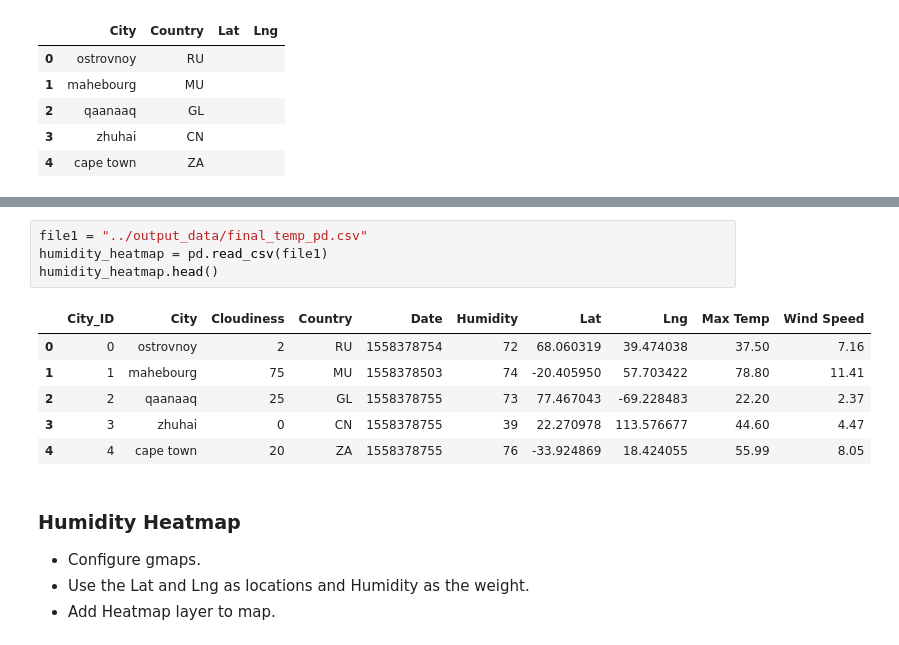
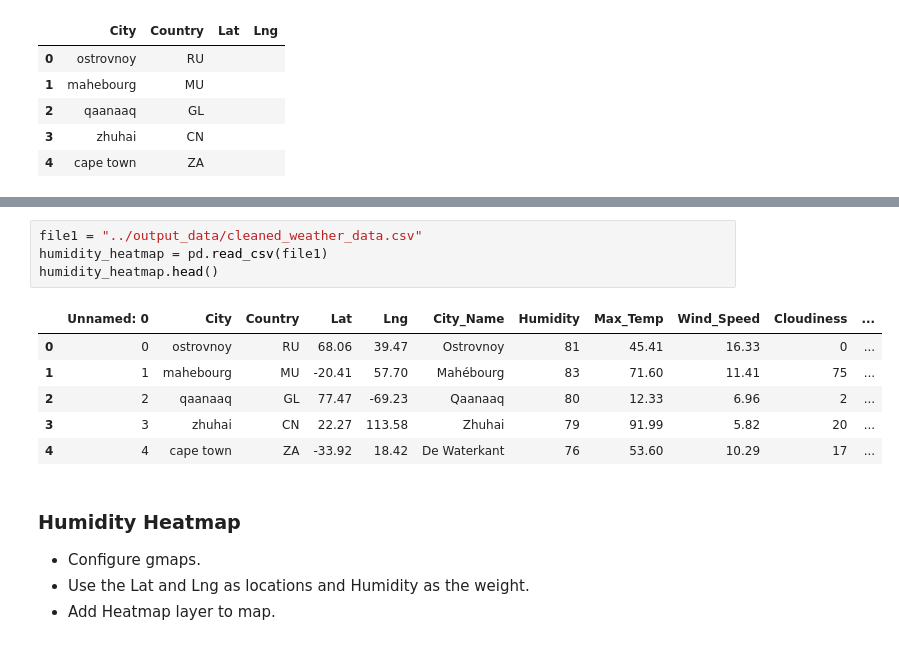
Before and after one commit to cpatterson71/python-api-challenge, a Jupyter notebook: starter_code/VacationPy.ipynb, the cells around one changed output, grey strips where cells are left out. Drawn from its saved outputs; the diff is of its cells as text.

```diff
--- a/starter_code/VacationPy.ipynb
+++ b/starter_code/VacationPy.ipynb
@@ -103,14 +97,14 @@ dtype: object
 # %%
-file1 = "../output_data/final_temp_pd.csv"
+file1 = "../output_data/cleaned_weather_data.csv"
 humidity_heatmap = pd.read_csv(file1)
 humidity_heatmap.head()
 # %% [output]
-|  | City_ID | City | Cloudiness | Country | Date | Humidity | Lat | Lng | Max Temp | Wind Speed |
-| 0 | 0 | ostrovnoy | 2 | RU | 1558378754 | 72 | 68.060319 | 39.474038 | 37.50 | 7.16 |
-| 1 | 1 | mahebourg | 75 | MU | 1558378503 | 74 | -20.405950 | 57.703422 | 78.80 | 11.41 |
-| 2 | 2 | qaanaaq | 25 | GL | 1558378755 | 73 | 77.467043 | -69.228483 | 22.20 | 2.37 |
-| 3 | 3 | zhuhai | 0 | CN | 1558378755 | 39 | 22.270978 | 113.576677 | 44.60 | 4.47 |
-| 4 | 4 | cape town | 20 | ZA | 1558378755 | 76 | -33.924869 | 18.424055 | 55.99 | 8.05 |
+|  | Unnamed: 0 | City | Country | Lat | Lng | City_Name | Humidity | Max_Temp | Wind_Speed | Cloudiness | ... |
+| 0 | 0 | ostrovnoy | RU | 68.06 | 39.47 | Ostrovnoy | 81 | 45.41 | 16.33 | 0 | ... |
+| 1 | 1 | mahebourg | MU | -20.41 | 57.70 | Mahébourg | 83 | 71.60 | 11.41 | 75 | ... |
+| 2 | 2 | qaanaaq | GL | 77.47 | -69.23 | Qaanaaq | 80 | 12.33 | 6.96 | 2 | ... |
+| 3 | 3 | zhuhai | CN | 22.27 | 113.58 | Zhuhai | 79 | 91.99 | 5.82 | 20 | ... |
+| 4 | 4 | cape town | ZA | -33.92 | 18.42 | De Waterkant | 76 | 53.60 | 10.29 | 17 | ... |
 # %% [markdown]
 ### Humidity Heatmap
 * Configure gmaps.
```
Also changed, not shown: parts of 12 cells of this notebook, 1 other file.
